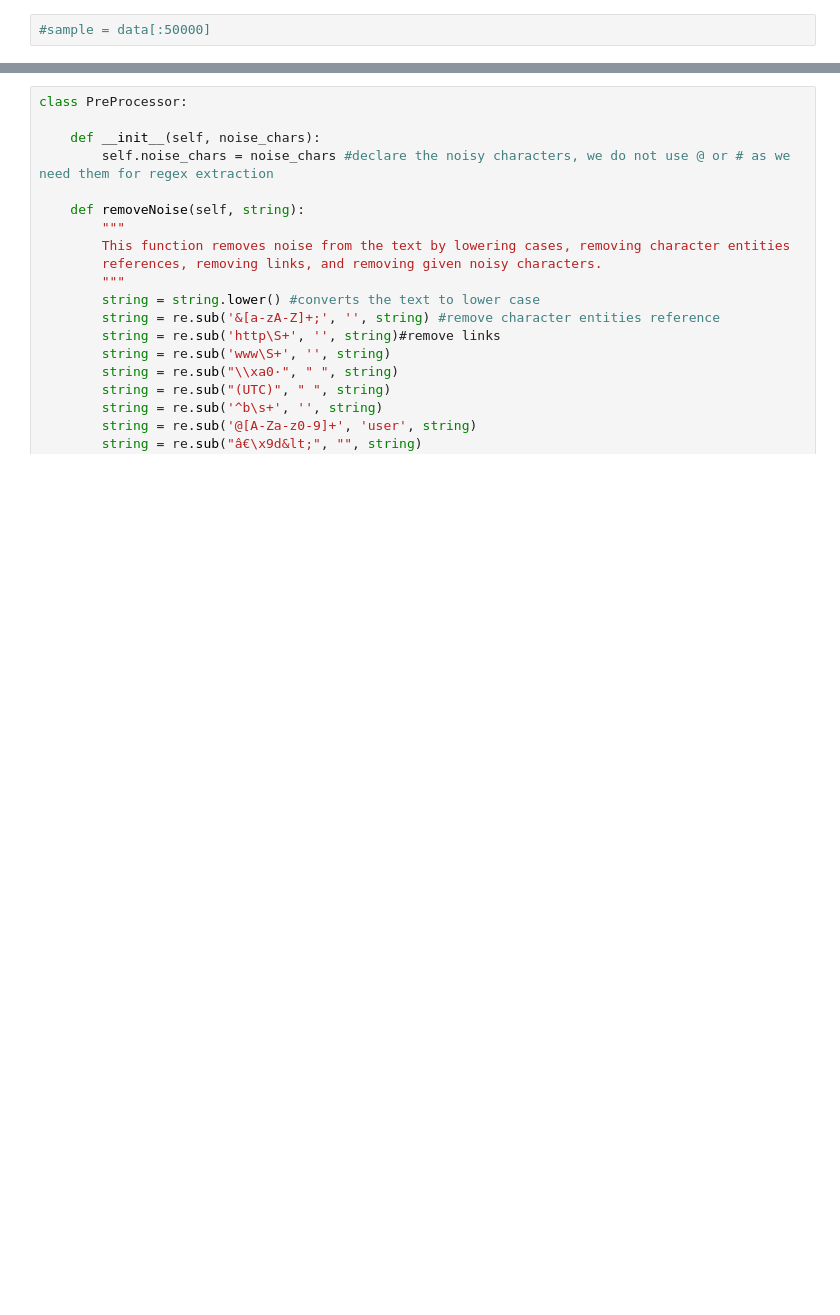
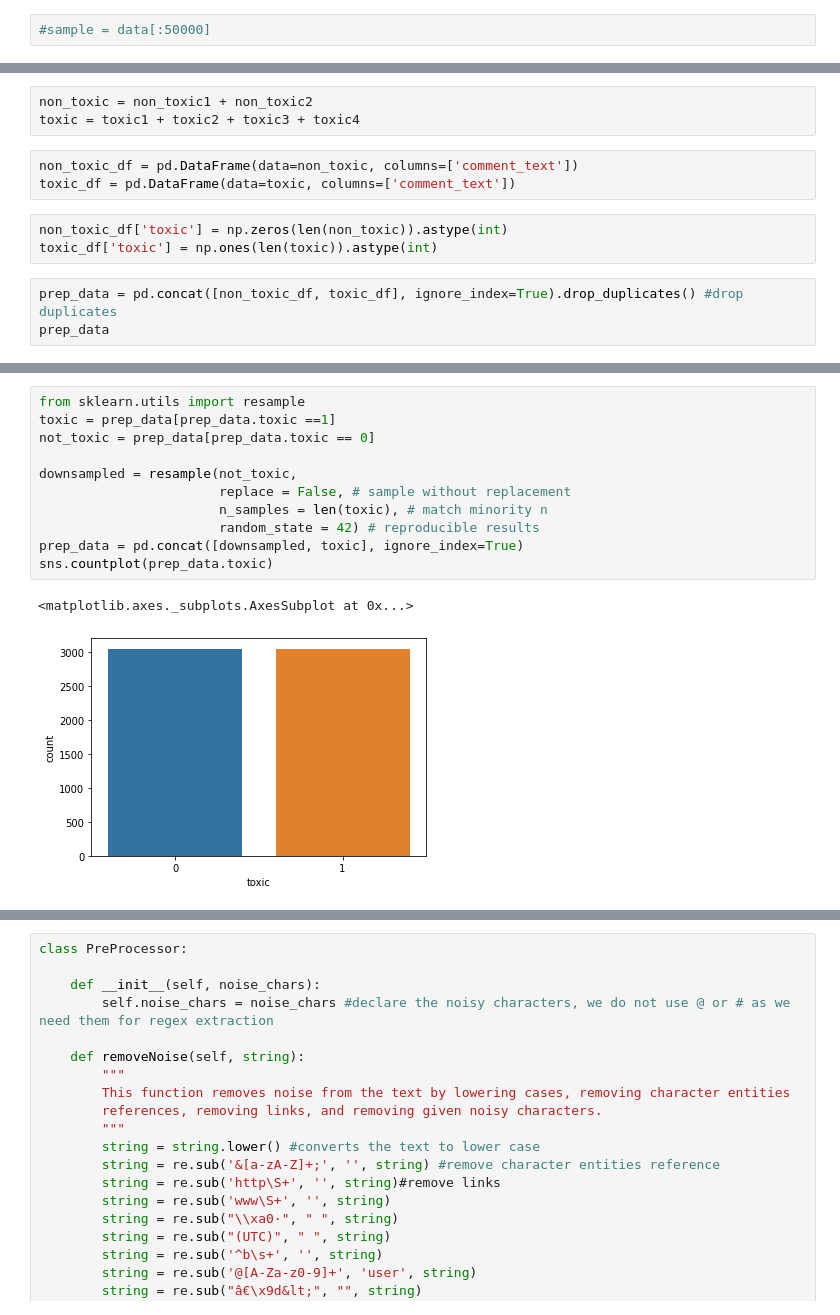
Before and after one commit to alejandropuerto/tweet-classification-visualization-generation-system, a Jupyter notebook: Toxic_comment_classification.ipynb, the cells around one changed output, grey strips where cells are left out. Saved outputs shown, nothing was run; the diff lists cells and outputs as text; blank space fills up the shorter version.

```diff
--- a/Toxic_comment_classification.ipynb
+++ b/Toxic_comment_classification.ipynb
@@ -125,0 +136,12 @@ y = data['Toxic'].values
+# %%
+non_toxic = non_toxic1 + non_toxic2
+toxic = toxic1 + toxic2 + toxic3 + toxic4
+# %%
+non_toxic_df = pd.DataFrame(data=non_toxic, columns=['comment_text'])
+toxic_df = pd.DataFrame(data=toxic, columns=['comment_text'])
+# %%
+non_toxic_df['toxic'] = np.zeros(len(non_toxic)).astype(int)
+toxic_df['toxic'] = np.ones(len(toxic)).astype(int)
+# %%
+prep_data = pd.concat([non_toxic_df, toxic_df], ignore_index=True).drop_duplicates() #drop duplicates
+prep_data
@@ -125,0 +162,14 @@ y = data['Toxic'].values
+# %%
+from sklearn.utils import resample
+toxic = prep_data[prep_data.toxic ==1]
+not_toxic = prep_data[prep_data.toxic == 0]
+
+downsampled = resample(not_toxic,
+                       replace = False, # sample without replacement
+                       n_samples = len(toxic), # match minority n
+                       random_state = 42) # reproducible results
+prep_data = pd.concat([downsampled, toxic], ignore_index=True)
+sns.countplot(prep_data.toxic)
+# %% [output]
+<matplotlib.axes._subplots.AxesSubplot at 0x...>
+[figure, added]
```
Also changed, not shown: parts of 34 cells of this notebook.
